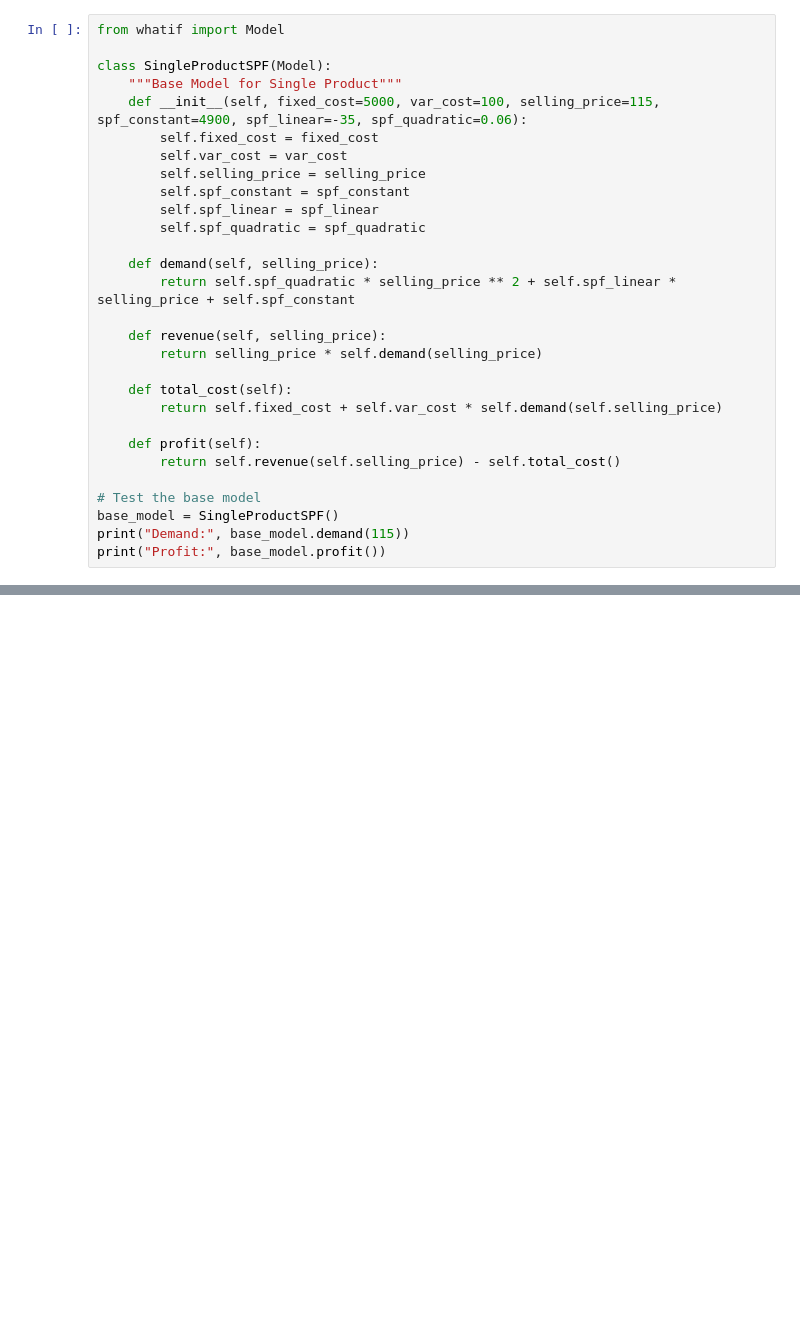
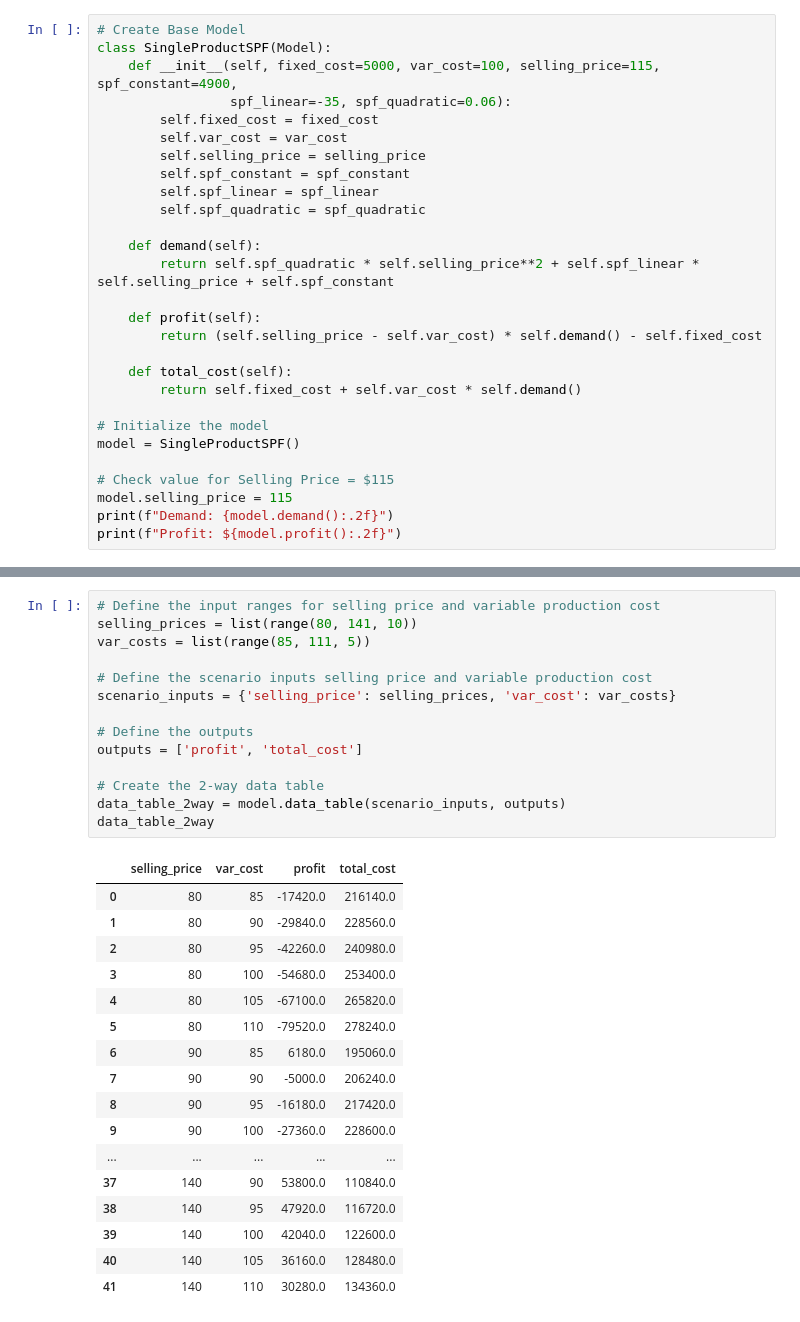
Before and after one commit to ashina07/HW2_ExcelWithPython, a Jupyter notebook: Analysis1_BreakEvenAnalysis.ipynb, the cells around one changed output, grey strips where cells are left out. Cells and saved outputs as stored; diff of their text form; blank space fills up the shorter version.

```diff
--- a/Analysis1_BreakEvenAnalysis.ipynb
+++ b/Analysis1_BreakEvenAnalysis.ipynb
@@ -1,9 +20,8 @@
 # %%
-from whatif import Model
-
+# Create Base Model
 class SingleProductSPF(Model):
-    """Base Model for Single Product"""
-    def __init__(self, fixed_cost=5000, var_cost=100, selling_price=115, spf_constant=4900, spf_linear=-35, spf_quadratic=0.06):
+    def __init__(self, fixed_cost=5000, var_cost=100, selling_price=115, spf_constant=4900,
+                 spf_linear=-35, spf_quadratic=0.06):
         self.fixed_cost = fixed_cost
         self.var_cost = var_cost
         self.selling_price = selling_price
@@ -11,20 +29,20 @@ class SingleProductSPF(Model):
         self.spf_linear = spf_linear
         self.spf_quadratic = spf_quadratic
 
-    def demand(self, selling_price):
-        return self.spf_quadratic * selling_price ** 2 + self.spf_linear * selling_price + self.spf_constant
+    def demand(self):
+        return self.spf_quadratic * self.selling_price**2 + self.spf_linear * self.selling_price + self.spf_constant
 
-    def revenue(self, selling_price):
-        return selling_price * self.demand(selling_price)
+    def profit(self):
+        return (self.selling_price - self.var_cost) * self.demand() - self.fixed_cost
 
     def total_cost(self):
-        return self.fixed_cost + self.var_cost * self.demand(self.selling_price)
+        return self.fixed_cost + self.var_cost * self.demand()
 
-    def profit(self):
-        return self.revenue(self.selling_price) - self.total_cost()
+# Initialize the model
+model = SingleProductSPF()
 
-# Test the base model
-base_model = SingleProductSPF()
-print("Demand:", base_model.demand(115))
-print("Profit:", base_model.profit())
+# Check value for Selling Price = $115
+model.selling_price = 115
+print(f"Demand: {model.demand():.2f}")
+print(f"Profit: ${model.profit():.2f}")
 # %% [output]
@@ -144,0 +93,32 @@ ImportError: cannot import name 'simulate' from 'whatif' (C:\Users\aashi\OneDriv
+# %%
+# Define the input ranges for selling price and variable production cost
+selling_prices = list(range(80, 141, 10))
+var_costs = list(range(85, 111, 5))
+
+# Define the scenario inputs selling price and variable production cost
+scenario_inputs = {'selling_price': selling_prices, 'var_cost': var_costs}
+
+# Define the outputs
+outputs = ['profit', 'total_cost']
+
+# Create the 2-way data table
+data_table_2way = model.data_table(scenario_inputs, outputs)
+data_table_2way
+# %% [output]
+|  | selling_price | var_cost | profit | total_cost |
+| 0 | 80 | 85 | -17420.0 | 216140.0 |
+| 1 | 80 | 90 | -29840.0 | 228560.0 |
+| 2 | 80 | 95 | -42260.0 | 240980.0 |
+| 3 | 80 | 100 | -54680.0 | 253400.0 |
+| 4 | 80 | 105 | -67100.0 | 265820.0 |
+| 5 | 80 | 110 | -79520.0 | 278240.0 |
+| 6 | 90 | 85 | 6180.0 | 195060.0 |
+| 7 | 90 | 90 | -5000.0 | 206240.0 |
+| 8 | 90 | 95 | -16180.0 | 217420.0 |
+| 9 | 90 | 100 | -27360.0 | 228600.0 |
+| ... | ... | ... | ... | ... |
+| 37 | 140 | 90 | 53800.0 | 110840.0 |
+| 38 | 140 | 95 | 47920.0 | 116720.0 |
+| 39 | 140 | 100 | 42040.0 | 122600.0 |
+| 40 | 140 | 105 | 36160.0 | 128480.0 |
+| 41 | 140 | 110 | 30280.0 | 134360.0 |
```
Also changed, not shown: parts of 32 cells of this notebook, 3 other files.
